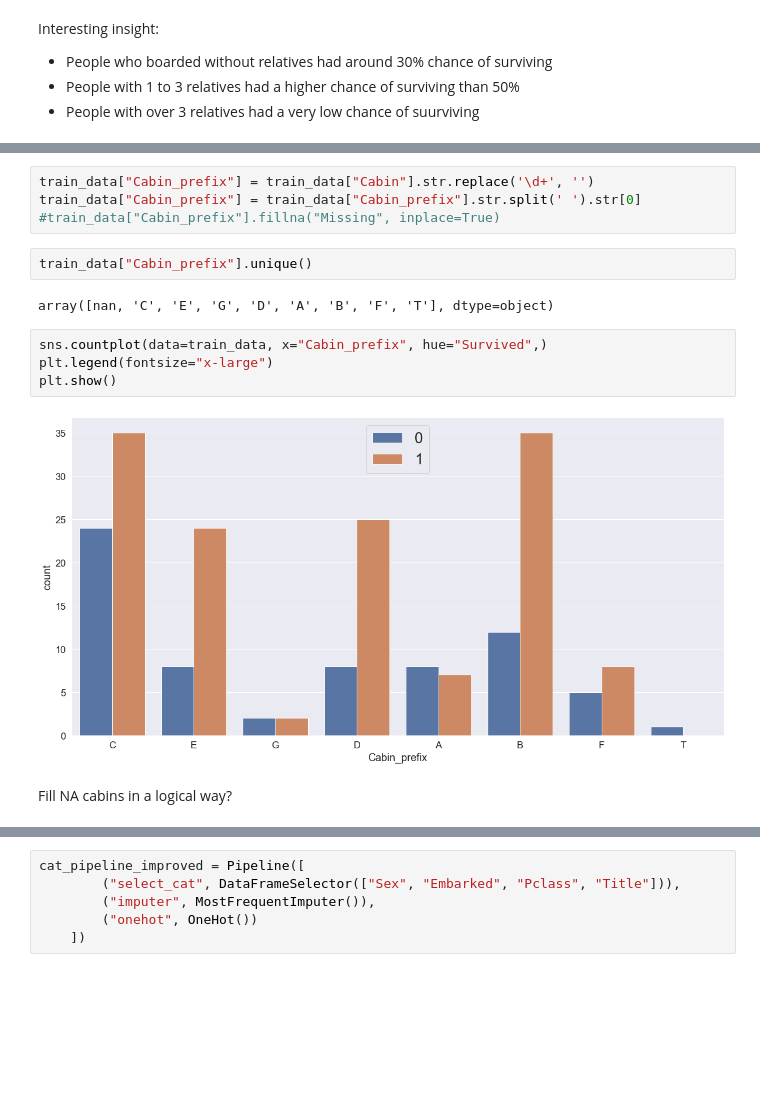
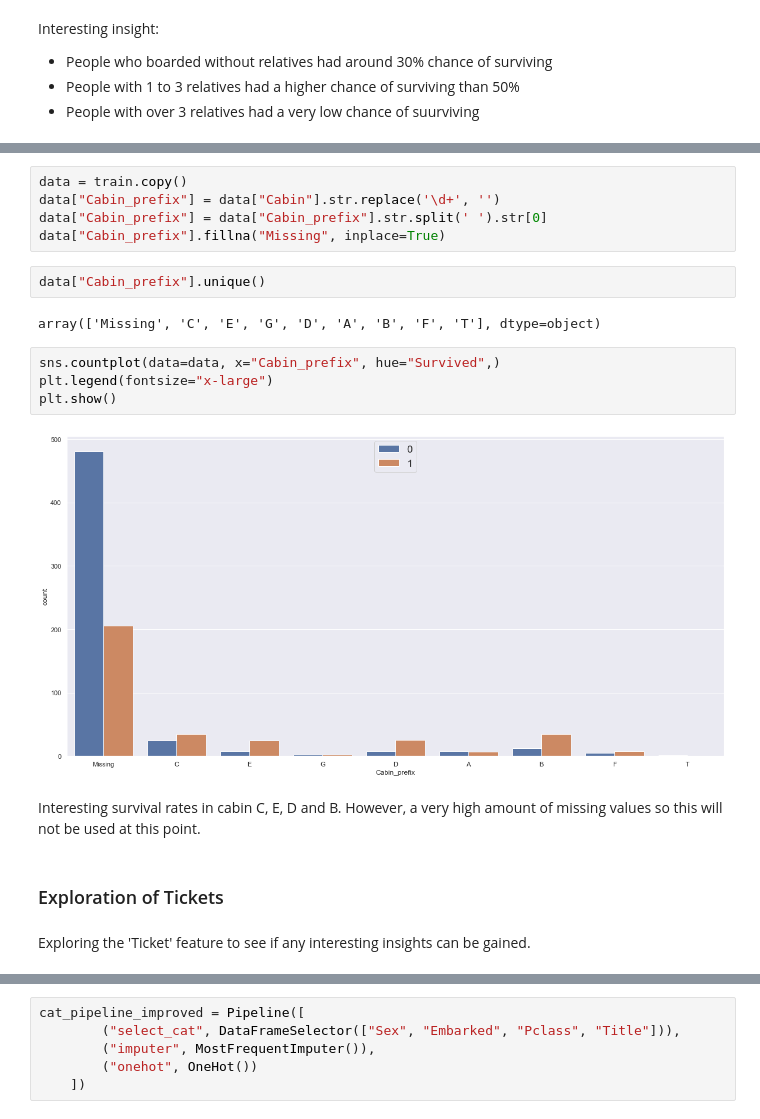
Before and after one commit to Kayaae/titanic, a Jupyter notebook: Titanic.ipynb, the cells around one changed output, grey strips where cells are left out. Saved outputs shown, nothing was run; the diff lists cells and outputs as text; blank space fills up the shorter version.

```diff
--- a/Titanic.ipynb
+++ b/Titanic.ipynb
@@ -740,18 +786,23 @@ array([nan, 'C85', 'C123', 'E46', 'G6', 'C103', 'D56', 'A6',
        'B102', 'B69', 'E49', 'C47', 'D28', 'E17', 'A24', 'C50', 'B42',
        'C148'], dtype=object)
 # %%
-train_data["Cabin_prefix"] = train_data["Cabin"].str.replace('\d+', '')
-train_data["Cabin_prefix"] = train_data["Cabin_prefix"].str.split(' ').str[0]
-#train_data["Cabin_prefix"].fillna("Missing", inplace=True)
+data = train.copy()
+data["Cabin_prefix"] = data["Cabin"].str.replace('\d+', '')
+data["Cabin_prefix"] = data["Cabin_prefix"].str.split(' ').str[0]
+data["Cabin_prefix"].fillna("Missing", inplace=True)
 # %%
-train_data["Cabin_prefix"].unique()
+data["Cabin_prefix"].unique()
 # %% [output]
-array([nan, 'C', 'E', 'G', 'D', 'A', 'B', 'F', 'T'], dtype=object)
+array(['Missing', 'C', 'E', 'G', 'D', 'A', 'B', 'F', 'T'], dtype=object)
 # %%
-sns.countplot(data=train_data, x="Cabin_prefix", hue="Survived",)
+sns.countplot(data=data, x="Cabin_prefix", hue="Survived",)
 plt.legend(fontsize="x-large")
 plt.show()
 # %% [output]
-[figure, old version]
+[figure, new version]
-# %% [markdown]
-Fill NA cabins in a logical way?
+# %% [markdown]
+Interesting survival rates in cabin C, E, D and B. However, a very high amount of missing values so this will not be used at this point.
+# %% [markdown]
+### Exploration of Tickets
+# %% [markdown]
+Exploring the 'Ticket' feature to see if any interesting insights can be gained.
```
Also changed, not shown: parts of 123 cells of this notebook, 2 other files.
